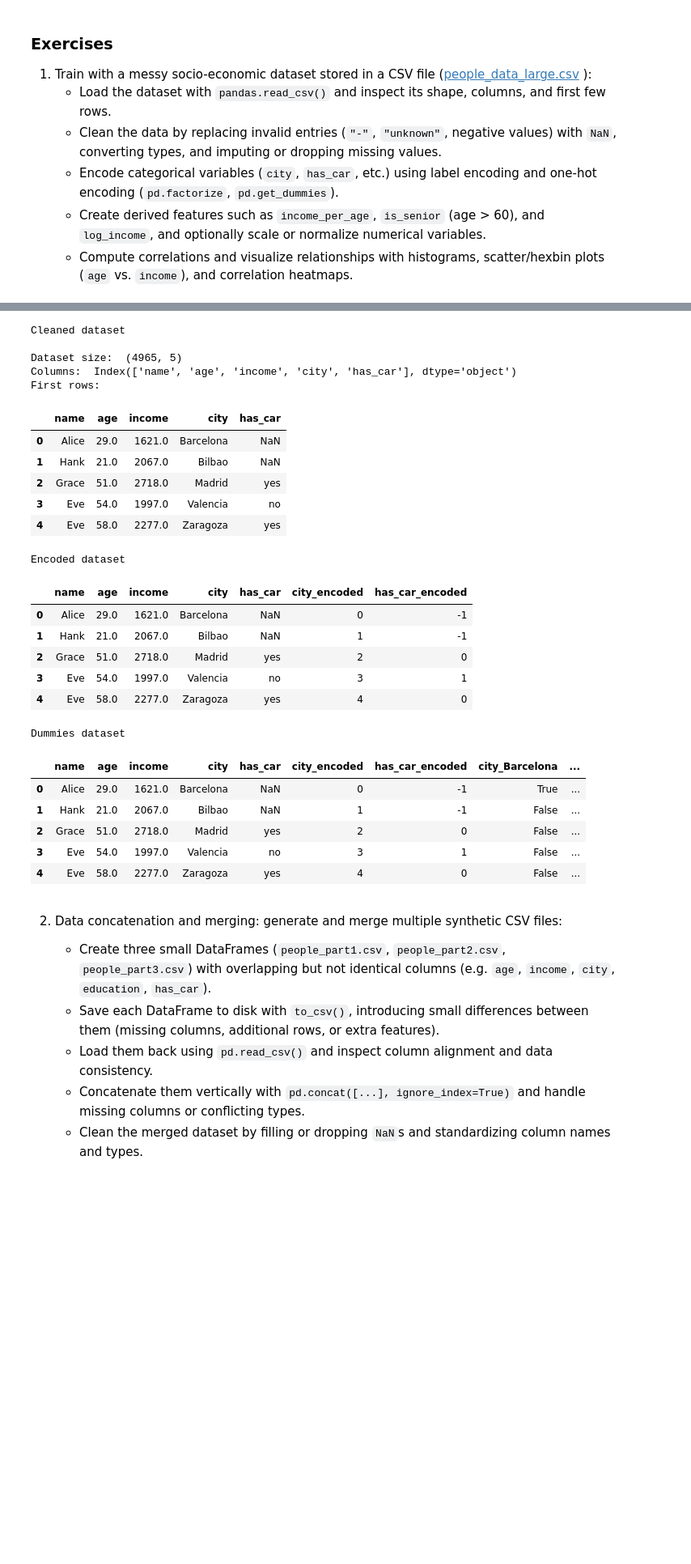
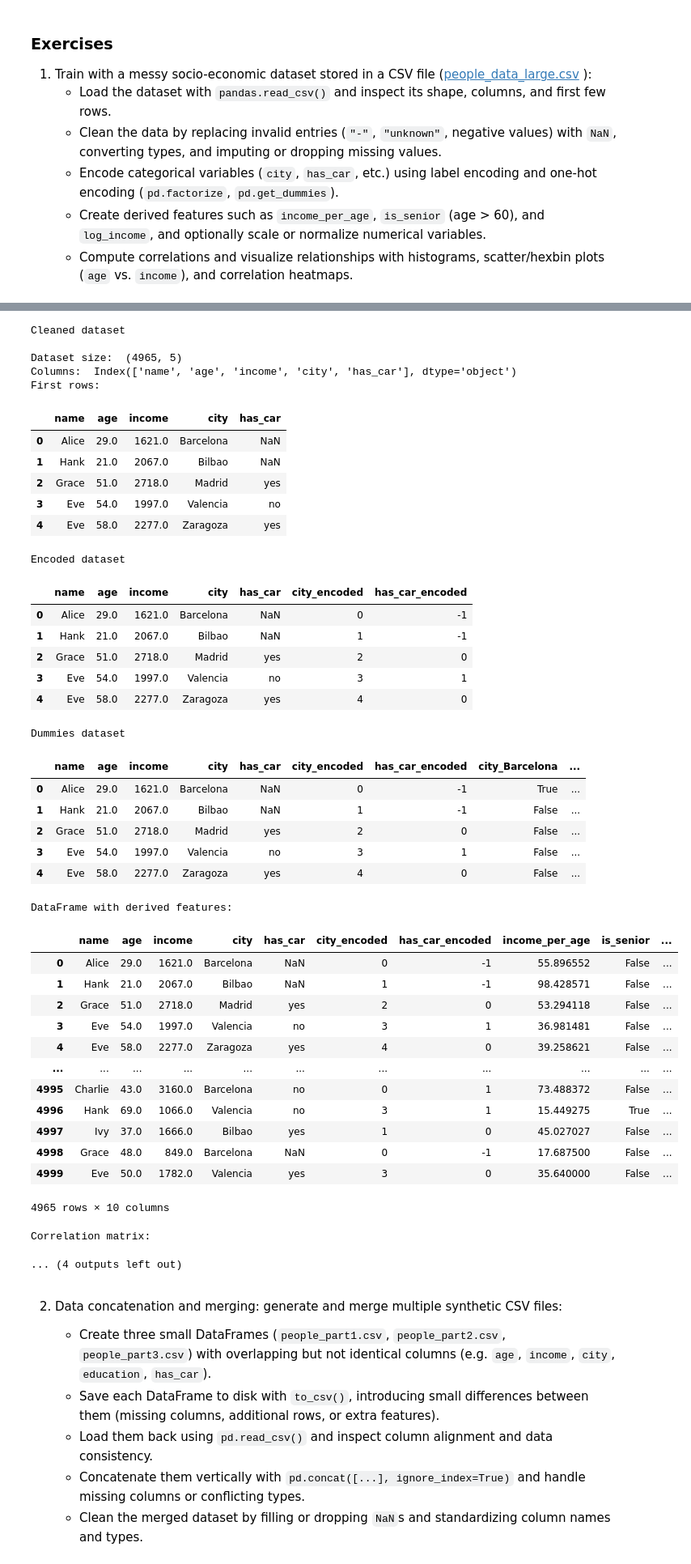
Before and after one commit to AlejandroRG03/computacion_master, a Jupyter notebook: USC-FCA-main/pandas.ipynb, the cells around one changed output, grey strips where cells are left out. Shown at 81% size. Cells and saved outputs as stored; diff of their text form; code cells hidden in the pictures; blank space fills up the shorter version.

Commit message:
dataframes xabi

```diff
--- a/USC-FCA-main/pandas.ipynb
+++ b/USC-FCA-main/pandas.ipynb
@@ -712,6 +712,7 @@ plt.show()
 # %%
 import numpy as np
 import pandas as pd
+import matplotlib.pyplot as plt
 
 df = pd.read_csv('people_data_large.csv')
 
@@ -767,6 +768,55 @@ df_dummies = pd.concat([df_dummies, df_dummies_city, df_dummies_has_car], axis =
 print('Dummies dataset\n')
 
 display(df_dummies.head())
+
+# Derived features
+
+df['income_per_age'] = df['income'] / df['age']
+df['is_senior'] = df['age'] > 60
+
+df['log_income'] = np.log(1 + df['income']) # +1 to avoid log(0)
+
+print("\nDataFrame with derived features:")
+display(df)
+
+# Compute correlations and visualize relationships
+corr_matrix = df[['age', 'income', 'city_encoded', 'has_car_encoded']].corr()
+corr_matrix = corr_matrix
+print("\nCorrelation matrix:")
+display(corr_matrix)
+
+fig = plt.figure(figsize=(10,4))
+ax1 = fig.add_subplot(1,2,1); ax2 = fig.add_subplot(1,2,2)
+
+ax1.hist(df['age'], bins=30, alpha=0.7, label='Age')
+ax1.set_title('Age Distribution')
+ax1.set_xlabel('Age')
+ax1.set_ylabel('Frequency')
+
+ax2.hist(df['income'], bins=30, alpha=0.7, label='Income')
+ax2.set_title('Income Distribution')
+ax2.set_xlabel('Income')
+ax2.set_ylabel('Frequency')
+
+fig.tight_layout()
+plt.show()
+
+plt.figure()
+plt.scatter(df['age'], df['income'])
+plt.xlabel('Age')
+plt.ylabel('Income')
+plt.title('Income vs Age')
+plt.show()
+
+#correlation heatmap
+
+plt.imshow(corr_matrix, vmin=-1, vmax=1)
+plt.colorbar(label='Correlation Coefficient')
+plt.title('Correlation Heatmap')
+plt.xticks(ticks=np.arange(len(corr_matrix.columns)), labels=corr_matrix.columns, rotation=45)
+plt.yticks(ticks=np.arange(len(corr_matrix.index)), labels=corr_matrix.index)
+plt.tight_layout()
+plt.show()
 # %% [output]
 Original dataset
 
@@ -777,33 +827,49 @@ First rows:
 | 0 | Alice | 29 | 1621.0 | Barcelona | unknown |
 | 1 | Hank | 21 | 2067.0 | Bilbao | unknown |
 | 2 | Grace | 51 | 2718.0 | Madrid | yes |
 | 3 | Eve | 54 | 1997.0 | Valencia | no |
 | 4 | Eve | 58 | 2277.0 | Zaragoza | yes |
 Cleaned dataset
 
 Dataset size:  (4965, 5)
 Columns:  Index(['name', 'age', 'income', 'city', 'has_car'], dtype='object')
 First rows:
 |  | name | age | income | city | has_car |
 | 0 | Alice | 29.0 | 1621.0 | Barcelona | NaN |
 | 1 | Hank | 21.0 | 2067.0 | Bilbao | NaN |
 | 2 | Grace | 51.0 | 2718.0 | Madrid | yes |
 | 3 | Eve | 54.0 | 1997.0 | Valencia | no |
 | 4 | Eve | 58.0 | 2277.0 | Zaragoza | yes |
 Encoded dataset
 |  | name | age | income | city | has_car | city_encoded | has_car_encoded |
 | 0 | Alice | 29.0 | 1621.0 | Barcelona | NaN | 0 | -1 |
 | 1 | Hank | 21.0 | 2067.0 | Bilbao | NaN | 1 | -1 |
 | 2 | Grace | 51.0 | 2718.0 | Madrid | yes | 2 | 0 |
 | 3 | Eve | 54.0 | 1997.0 | Valencia | no | 3 | 1 |
 | 4 | Eve | 58.0 | 2277.0 | Zaragoza | yes | 4 | 0 |
 Dummies dataset
 |  | name | age | income | city | has_car | city_encoded | has_car_encoded | city_Barcelona | ... |
 | 0 | Alice | 29.0 | 1621.0 | Barcelona | NaN | 0 | -1 | True | ... |
 | 1 | Hank | 21.0 | 2067.0 | Bilbao | NaN | 1 | -1 | False | ... |
 | 2 | Grace | 51.0 | 2718.0 | Madrid | yes | 2 | 0 | False | ... |
 | 3 | Eve | 54.0 | 1997.0 | Valencia | no | 3 | 1 | False | ... |
 | 4 | Eve | 58.0 | 2277.0 | Zaragoza | yes | 4 | 0 | False | ... |
+DataFrame with derived features:
+|  | name | age | income | city | has_car | city_encoded | has_car_encoded | income_per_age | is_senior | ... |
+| 0 | Alice | 29.0 | 1621.0 | Barcelona | NaN | 0 | -1 | 55.896552 | False | ... |
+| 1 | Hank | 21.0 | 2067.0 | Bilbao | NaN | 1 | -1 | 98.428571 | False | ... |
+| 2 | Grace | 51.0 | 2718.0 | Madrid | yes | 2 | 0 | 53.294118 | False | ... |
+| 3 | Eve | 54.0 | 1997.0 | Valencia | no | 3 | 1 | 36.981481 | False | ... |
+| 4 | Eve | 58.0 | 2277.0 | Zaragoza | yes | 4 | 0 | 39.258621 | False | ... |
+| ... | ... | ... | ... | ... | ... | ... | ... | ... | ... | ... |
+| 4995 | Charlie | 43.0 | 3160.0 | Barcelona | no | 0 | 1 | 73.488372 | False | ... |
+| 4996 | Hank | 69.0 | 1066.0 | Valencia | no | 3 | 1 | 15.449275 | True | ... |
+| 4997 | Ivy | 37.0 | 1666.0 | Bilbao | yes | 1 | 0 | 45.027027 | False | ... |
+| 4998 | Grace | 48.0 | 849.0 | Barcelona | NaN | 0 | -1 | 17.687500 | False | ... |
+| 4999 | Eve | 50.0 | 1782.0 | Valencia | yes | 3 | 0 | 35.640000 | False | ... |
+4965 rows × 10 columns
+Correlation matrix:
+... (4 outputs left out)
 # %% [markdown]
 
 2. Data concatenation and merging: generate and merge multiple synthetic CSV files:
```
Also changed, not shown: parts of 2 cells of this notebook, 5 other files.
